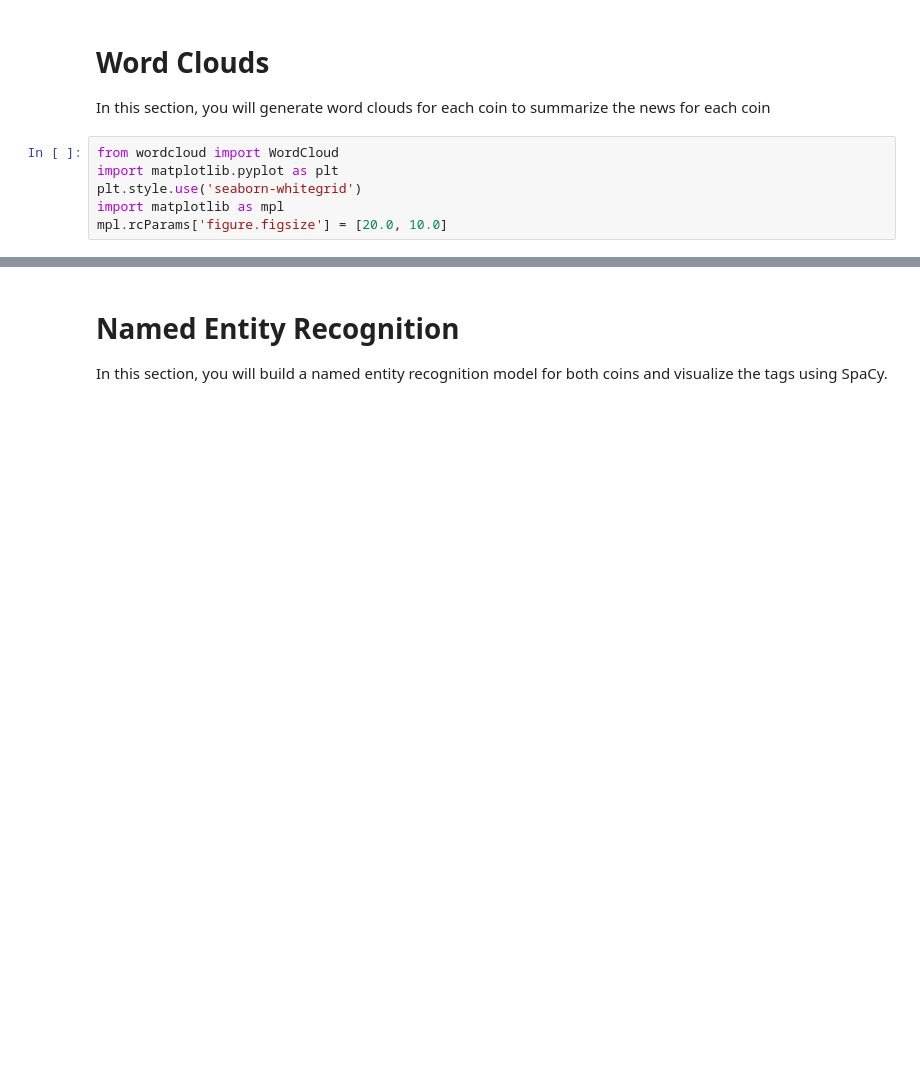
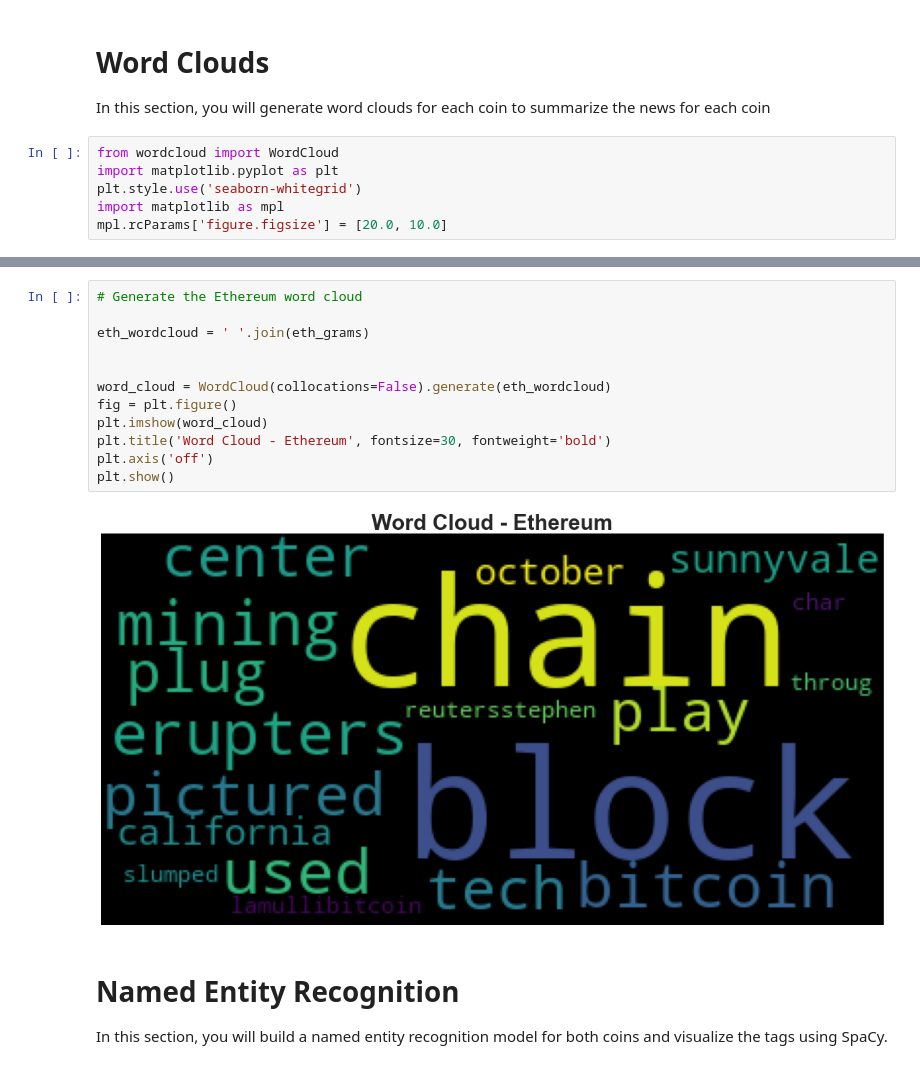
Before and after one commit to EKellerman/NLP_HW, a Jupyter notebook: Instructions/Starter_Code/crypto_sentiment.ipynb, the cells around one changed output, grey strips where cells are left out. Drawn from its saved outputs; the diff is of its cells as text; blank space fills up the shorter version.

```diff
--- a/Instructions/Starter_Code/crypto_sentiment.ipynb
+++ b/Instructions/Starter_Code/crypto_sentiment.ipynb
@@ -347,3 +397,17 @@ mpl.rcParams['figure.figsize'] = [20.0, 10.0]
+# %%
+# Generate the Ethereum word cloud
+
+eth_wordcloud = ' '.join(eth_grams)
+
+
+word_cloud = WordCloud(collocations=False).generate(eth_wordcloud)
+fig = plt.figure()
+plt.imshow(word_cloud)
+plt.title('Word Cloud - Ethereum', fontsize=30, fontweight='bold')
+plt.axis('off')
+plt.show()
+# %% [output]
+[figure, added]
 # %% [markdown]
 # Named Entity Recognition
 
```
Also changed, not shown: parts of 31 cells of this notebook.
